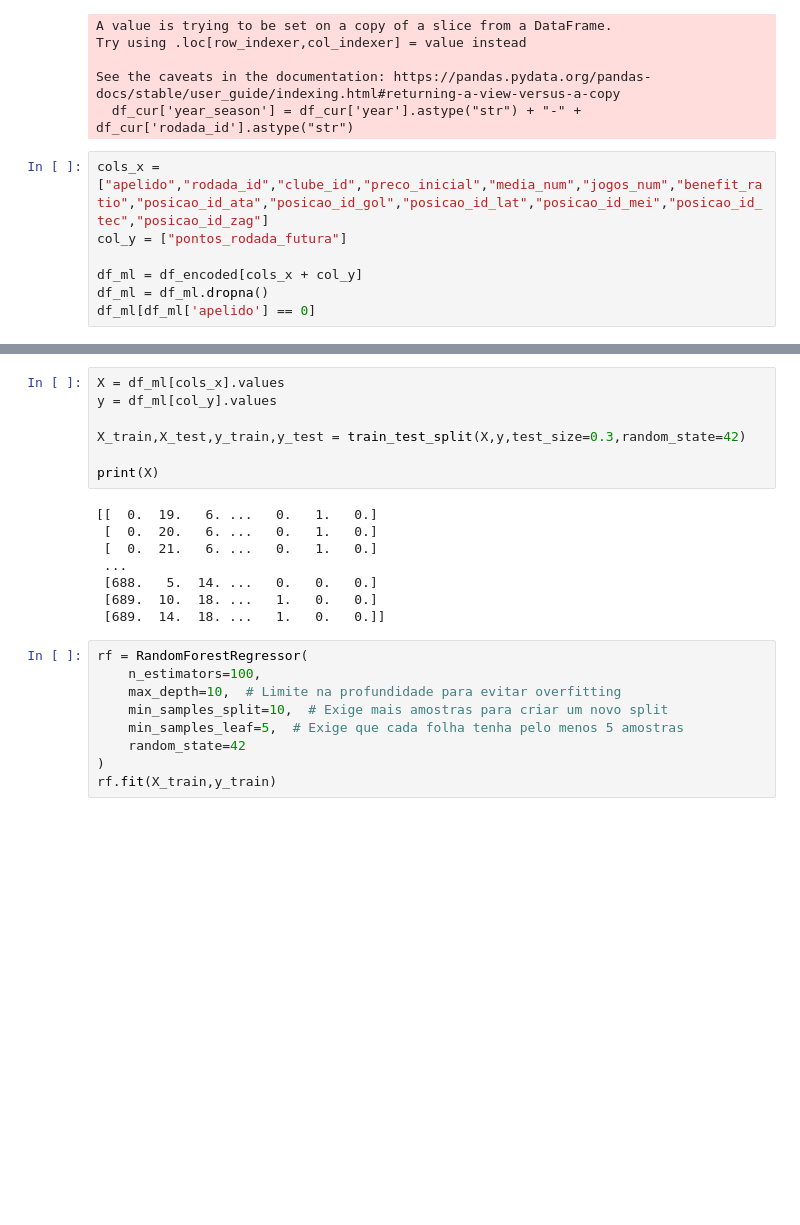
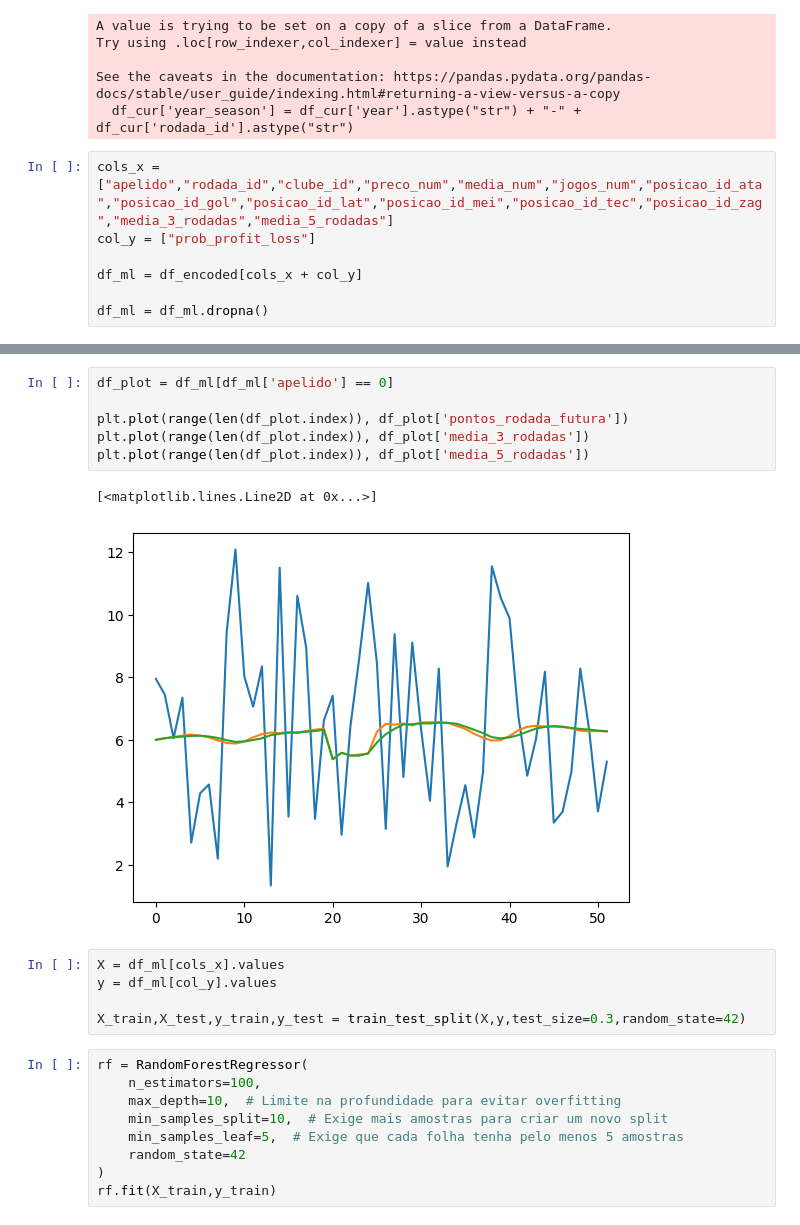
Before and after one commit to victor-mattos/cartola-fc, a Jupyter notebook: modeling.ipynb, the cells around one changed output, grey strips where cells are left out. Drawn from its saved outputs; the diff is of its cells as text; blank space fills up the shorter version.

```diff
--- a/modeling.ipynb
+++ b/modeling.ipynb
@@ -27,9 +27,9 @@ Try using .loc[row_indexer,col_indexer] = value instead
 See the caveats in the documentation: https://pandas.pydata.org/pandas-docs/stable/user_guide/indexing.html#returning-a-view-versus-a-copy
   df_cur['year_season'] = df_cur['year'].astype("str") + "-" + df_cur['rodada_id'].astype("str")
 # %%
-cols_x = ["apelido","rodada_id","clube_id","preco_inicial","media_num","jogos_num","benefit_ratio","posicao_id_ata","posicao_id_gol","posicao_id_lat","posicao_id_mei","posicao_id_tec","posicao_id_zag"]
-col_y = ["pontos_rodada_futura"]
+cols_x = ["apelido","rodada_id","clube_id","preco_num","media_num","jogos_num","posicao_id_ata","posicao_id_gol","posicao_id_lat","posicao_id_mei","posicao_id_tec","posicao_id_zag","media_3_rodadas","media_5_rodadas"]
+col_y = ["prob_profit_loss"]
 
 df_ml = df_encoded[cols_x + col_y]
+
 df_ml = df_ml.dropna()
-df_ml[df_ml['apelido'] == 0]
@@ -54,18 +52,17 @@ df_ml[df_ml['apelido'] == 0]
+# %%
+df_plot = df_ml[df_ml['apelido'] == 0]
+
+plt.plot(range(len(df_plot.index)), df_plot['pontos_rodada_futura'])
+plt.plot(range(len(df_plot.index)), df_plot['media_3_rodadas'])
+plt.plot(range(len(df_plot.index)), df_plot['media_5_rodadas'])
+# %% [output]
+[<matplotlib.lines.Line2D at 0x...>]
+[figure, added]
 # %%
 X = df_ml[cols_x].values
 y = df_ml[col_y].values
 
 X_train,X_test,y_train,y_test = train_test_split(X,y,test_size=0.3,random_state=42)
-
-print(X)
-# %% [output]
-[[  0.  19.   6. ...   0.   1.   0.]
- [  0.  20.   6. ...   0.   1.   0.]
- [  0.  21.   6. ...   0.   1.   0.]
- ...
- [688.   5.  14. ...   0.   0.   0.]
- [689.  10.  18. ...   1.   0.   0.]
- [689.  14.  18. ...   1.   0.   0.]]
 # %%
 rf = RandomForestRegressor(
     n_estimators=100,
```
Also changed, not shown: parts of 10 cells of this notebook, 2 other files.
